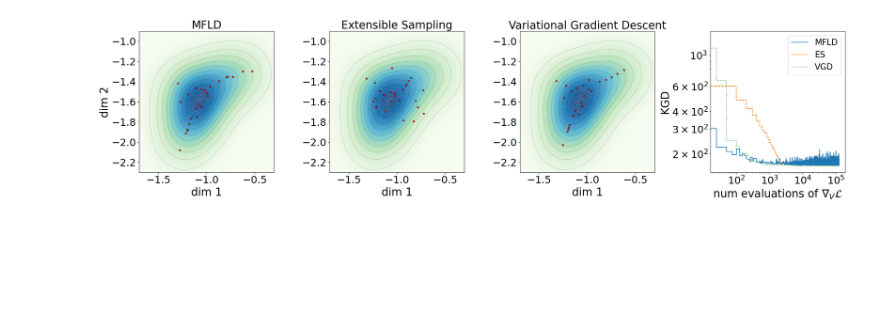
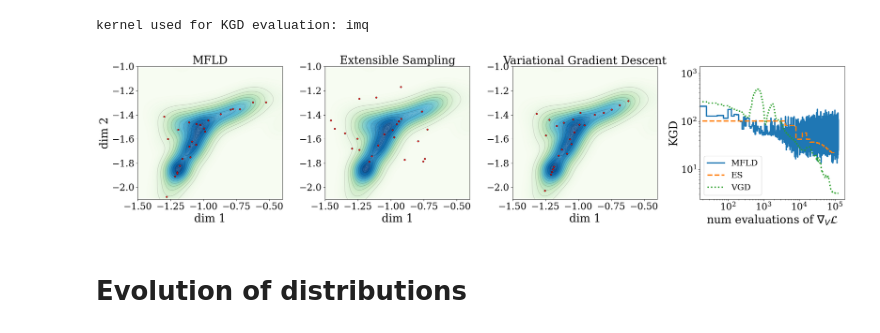
Before and after one commit to congyewang/kgd-code, a Jupyter notebook: experiments/figure_expe3.ipynb, the cells around one changed output. Saved outputs shown, nothing was run; the diff lists cells and outputs as text; code cells hidden in the pictures; blank space fills up the shorter version.

```diff
--- a/experiments/figure_expe3.ipynb
+++ b/experiments/figure_expe3.ipynb
@@ -20,6 +34,10 @@
 #         "gradL_eval": None
 #     }
 # }
+# %%
+gamma = 10.0
+kernel_name = "imq"
+filename = f"saved_data/expe3_results_gamma_{gamma}_{kernel_name}.pkl"
 # %%
 # import pickle
 
@@ -31,13 +49,14 @@ import jax.numpy as jnp
 import pickle
 
 # Chargement depuis le fichier
-with open("saved_data/expe3_results.pkl", "rb") as g:
+with open(filename, "rb") as g:
     expe3_results_loaded = pickle.load(g)
 # %%
 def kde_mfld(x):
     X = expe3_results_loaded["MFLD contour"]["X_fin"][:,:2]
+    std_x = jnp.std(X[:, 0])
     n = X.shape[0]
-    h = 1.0 / jnp.sqrt(n)
+    h = std_x / n**(1/6)
 
     diff = (X - x) / h
     sq_dist = jnp.sum(diff**2, axis=1)
@@ -50,34 +69,26 @@ def kde_mfld(x):
 import jax.numpy as jnp
 import matplotlib.pyplot as plt
 
-x = jnp.linspace(-1.7, -0.3, 200)
-y = jnp.linspace(-2.3, -0.9, 200)
+
+x = jnp.linspace(-1.5, -0.4, 200)
+y = jnp.linspace(-2.1, -1.0, 200)
 X, Y = jnp.meshgrid(x, y)
 Z = jnp.array([[kde_mfld(jnp.array([x, y])) for x in x] for y in y])
 
-plt.rcParams.update({
-    'axes.titlesize': 25,        # Taille des titres des axes
-    'axes.labelsize': 25,        # Taille des labels des axes
-    'xtick.labelsize': 23,       # Taille des ticks sur l'axe x
-    'ytick.labelsize': 23,       # Taille des ticks sur l'axe y
-    'legend.fontsize': 19,       # Taille de la légende
-    'figure.titlesize': 25       # Taille du titre global (si utilisé)
-})
 
-#plt.style.use('default')
 fig, axes = plt.subplots(1, 4, figsize=(16*1.5, 4*1.5))
 
 for ind, expe in enumerate(list(expe3_results_loaded.keys())[1:]):
 
-    # Fond dégradé avec transparence
+
     cf = axes[ind].contourf(
         X, Y, Z,
-        levels=100,          # plus de niveaux pour un dégradé lisse
+        levels=100,
         cmap='GnBu',
-        alpha=0.8     # transparence du fond
+        alpha=0.8
     )
 
-    # Lignes de contour par-dessus
+
     axes[ind].contour(
         X, Y, Z,
         levels=10,
@@ -86,7 +97,7 @@ for ind, expe in enumerate(list(expe3_results_loaded.keys())[1:]):
         alpha=0.2
     )
 
-    # Points très contrastés
+
     axes[ind].scatter(
         expe3_results_loaded[expe]["X_fin"][:, 0],
         expe3_results_loaded[expe]["X_fin"][:, 1],
@@ -107,33 +118,35 @@ axes[2].set_ylabel("")
 
 tab_ODE_solved = 10**2 * jnp.arange(0,5000) #25
 axes[3].set_facecolor('white')
 
 axes[3].step(expe3_results_loaded["MFLD"]["gradL_eval"],
     expe3_results_loaded["MFLD"]["KGD_values"],
     label="MFLD",
     linestyle='-'
 )
 axes[3].step(expe3_results_loaded["Extensible Sampling"]["gradL_eval"],
     expe3_results_loaded["Extensible Sampling"]["KGD_values"],
     label="ES",
     linestyle='--'
 )
 axes[3].step(expe3_results_loaded["Variational Gradient Descent"]["gradL_eval"],
     expe3_results_loaded["Variational Gradient Descent"]["KGD_values"],
     label="VGD",
     linestyle=':'
 )
 axes[3].legend()
 axes[3].set_xscale("log")
 axes[3].set_yscale("log")
 axes[3].set_xlabel(r"num evaluations of $\nabla_V \mathcal{L}$")
 axes[3].set_ylabel("KGD")
-#plt.title("KGD")
 plt.tight_layout()
 
-#plt.savefig("fig3.png", format="png")
 
 
+print("kernel used for KGD evaluation: " + kernel_name)
 plt.show()
 # %% [output]
+kernel used for KGD evaluation: imq
-[figure, old version]
+[figure, new version]
+# %% [markdown]
+# Evolution of distributions
```
Also changed, not shown: parts of 7 cells of this notebook, 39 other files.
